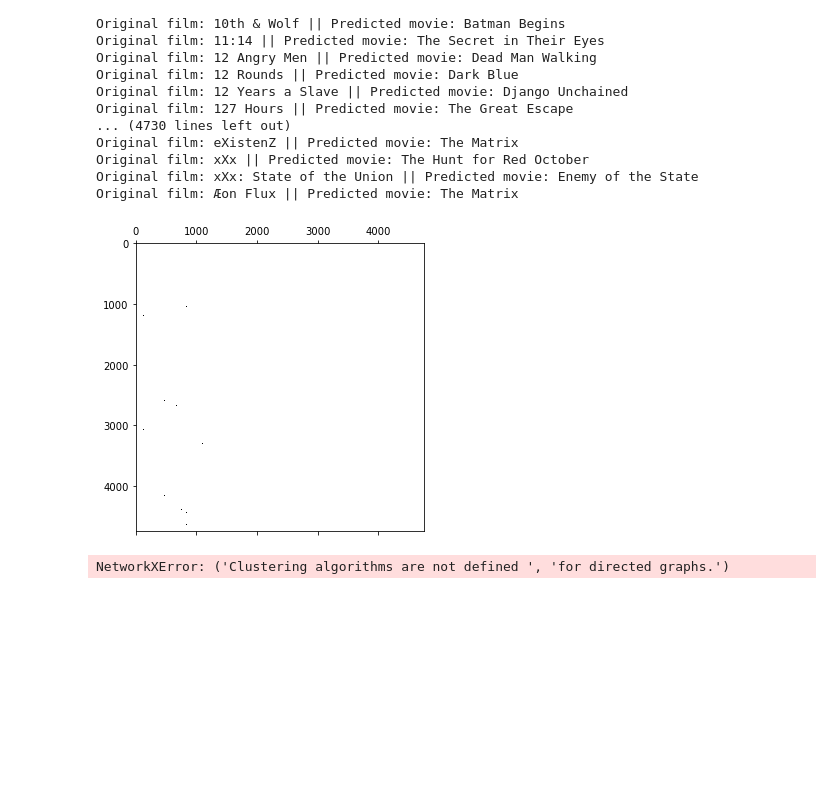
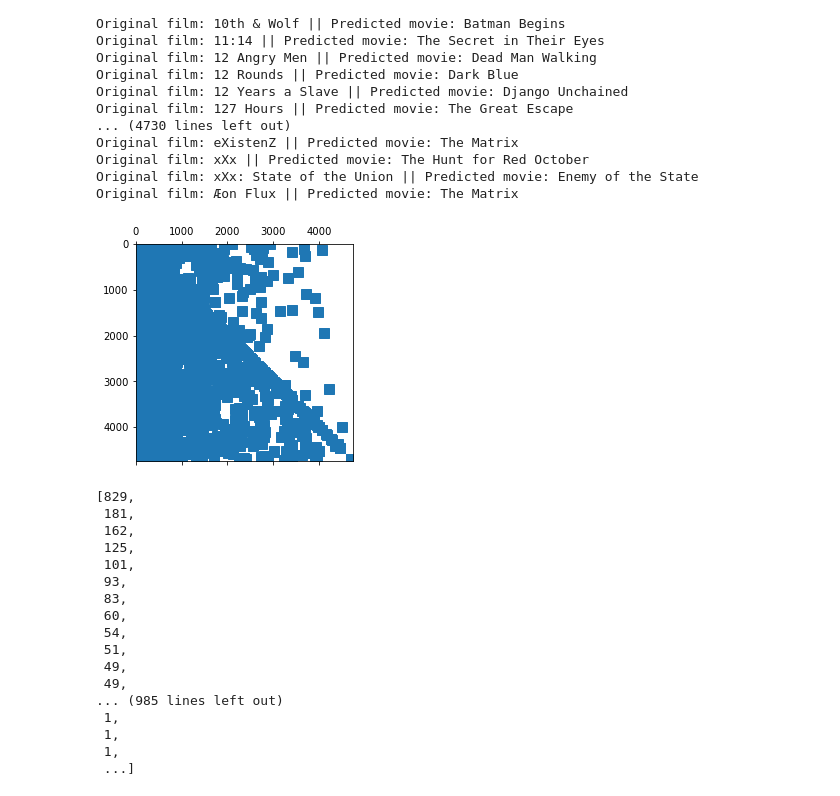
Before and after one commit to MilicaNovak/FinalProjectNTDS2017, a Jupyter notebook: resources/notebooks/Clement.ipynb, the cells around one changed output. Drawn from its saved outputs; the diff is of its cells as text; code cells hidden in the pictures; blank space fills up the shorter version.

```diff
--- a/resources/notebooks/Clement.ipynb
+++ b/resources/notebooks/Clement.ipynb
@@ -106,12 +106,28 @@ for i in range(Movies.shape[0]):
     G.add_edge(i,np.argmax(costs[i]))
 # %%
 G_adj = nx.adjacency_matrix(G)
-G_adj = G_adj.todense()
 plt.spy(G_adj)
 plt.show()
 # %% [output]
-[figure, old version]
+[figure, new version]
-# %%
-print('The clustering coefficient in G is : {}.'.format(nx.average_clustering(G)))
-# %% [output]
-NetworkXError: ('Clustering algorithms are not defined ', 'for directed graphs.')
+# %%
+degree_distribution=sorted(nx.degree(G).values(),reverse=True) # degree distribution sorted from highest to lowest
+degree_distribution
+# %% [output]
+[829,
+ 181,
+ 162,
+ 125,
+ 101,
+ 93,
+ 83,
+ 60,
+ 54,
+ 51,
+ 49,
+ 49,
+... (985 lines left out)
+ 1,
+ 1,
+ 1,
+ ...]
```
